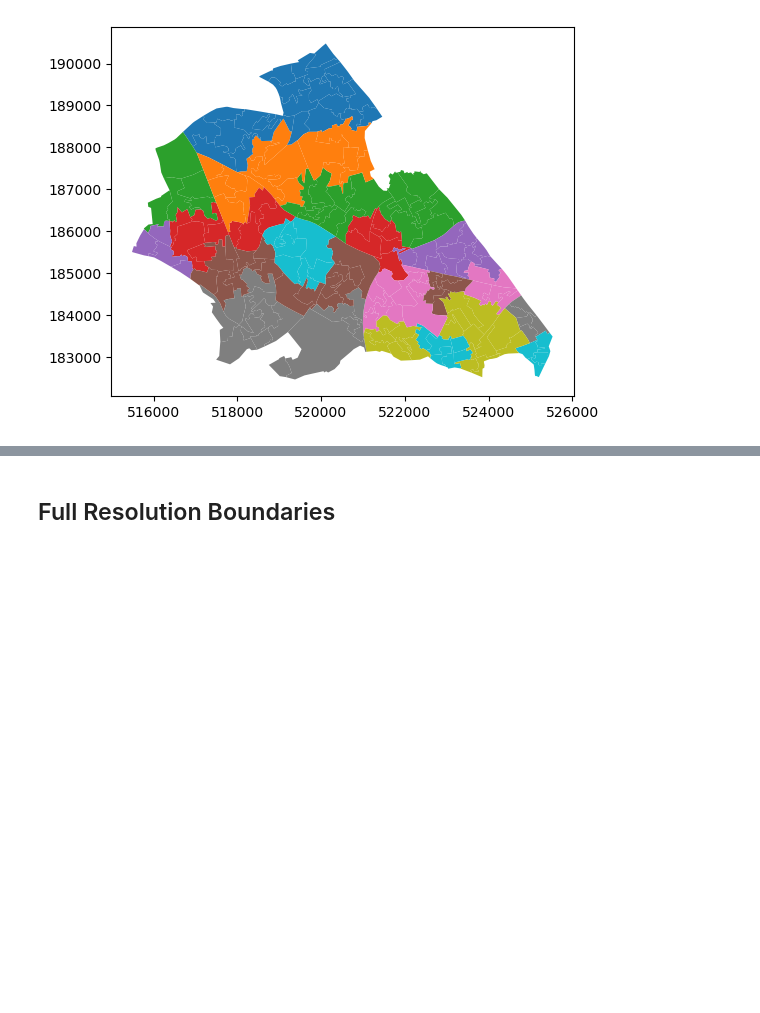
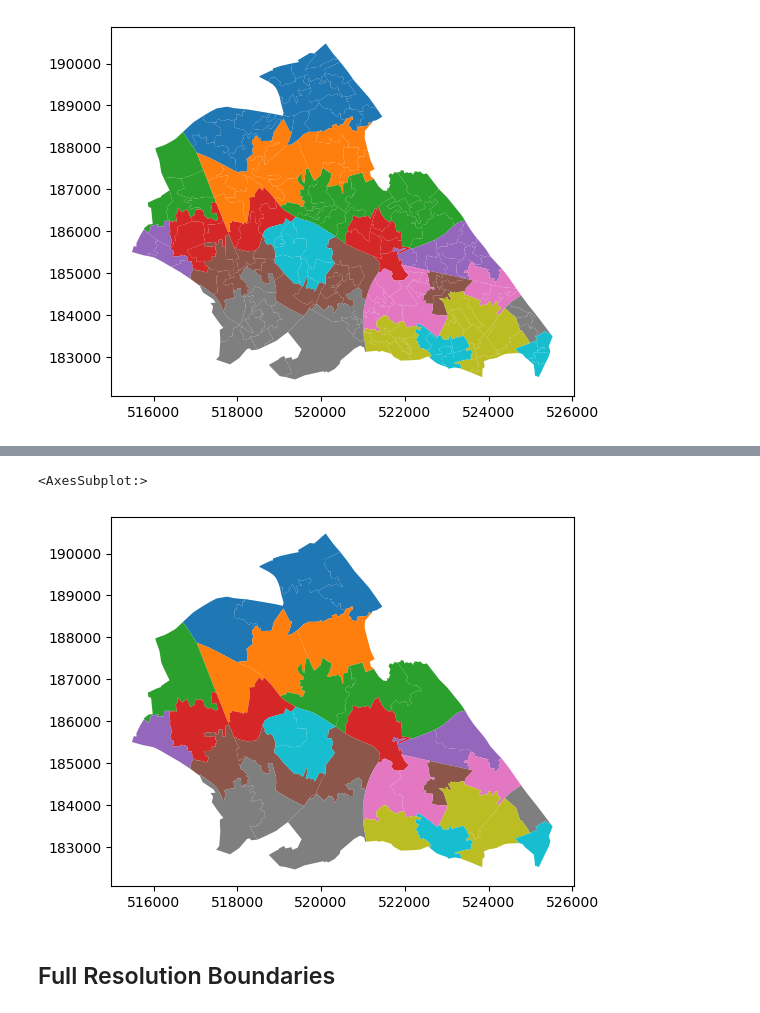
Before and after one commit to jamesdamillington/london-data, a Jupyter notebook: code/london-census2021-geography.ipynb, the cells around one changed output, grey strips where cells are left out. Drawn from its saved outputs; the diff is of its cells as text; code cells hidden in the pictures; blank space fills up the shorter version.

Commit message:
adding msoa and lad shps'

```diff
--- a/code/london-census2021-geography.ipynb
+++ b/code/london-census2021-geography.ipynb
@@ -355,0 +392,2 @@ gdf[gdf['LSOA21NM'].str.contains('Brent')].plot(column='MSOA21NM')
+# %%
+gdf_msoa = gdf.dissolve(by='MSOA21NM', as_index=False)
@@ -355,0 +411,5 @@ gdf[gdf['LSOA21NM'].str.contains('Brent')].plot(column='MSOA21NM')
+# %%
+gdf_msoa[gdf_msoa['LSOA21NM'].str.contains('Brent')].plot(column='MSOA21CD')
+# %% [output]
+<AxesSubplot:>
+[figure, added]
```
Also changed, not shown: parts of 11 cells of this notebook, 12 other files.
